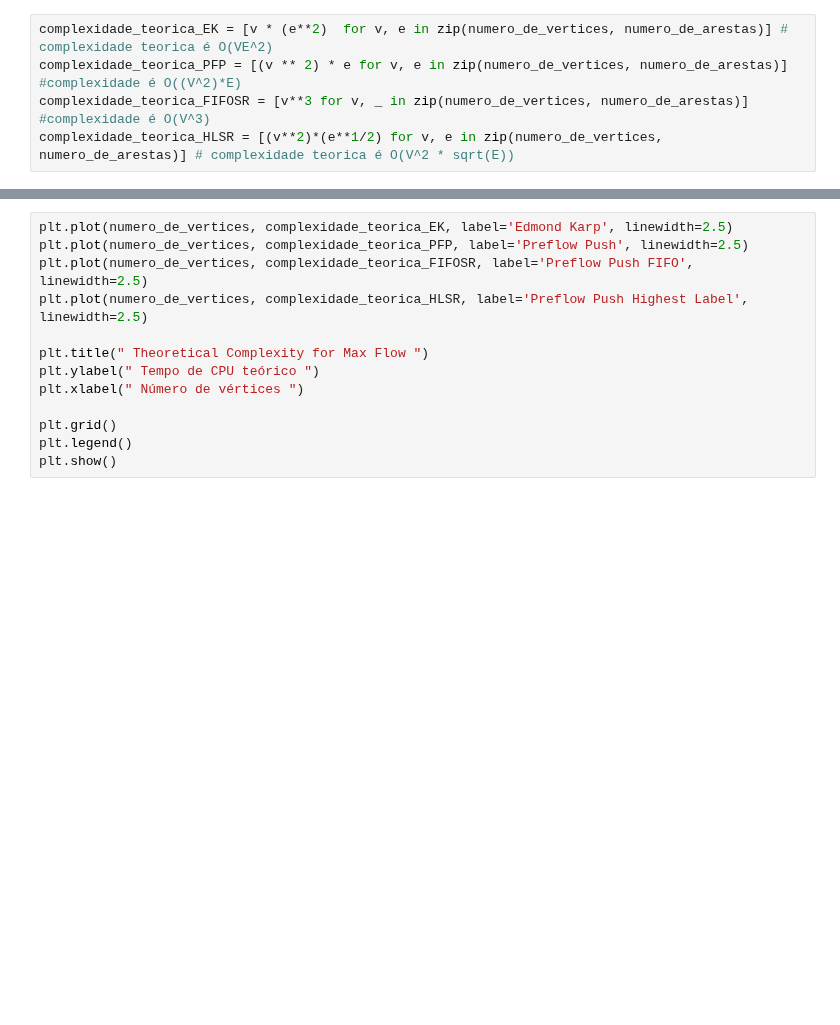
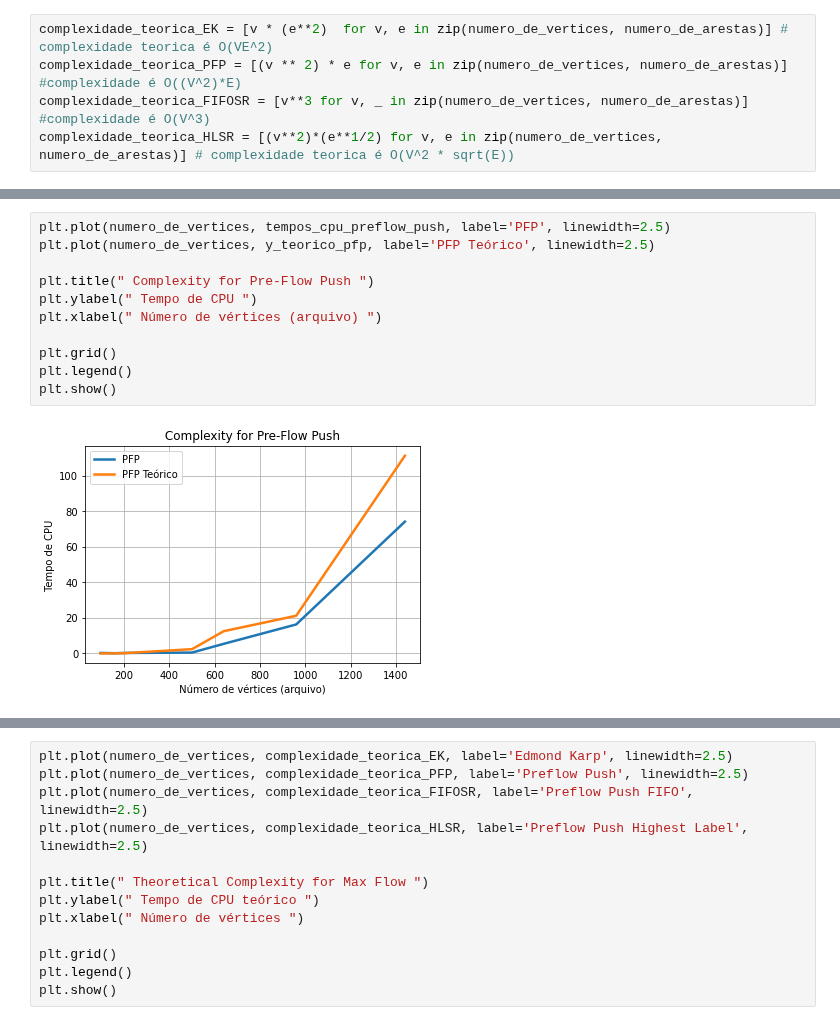
Before and after one commit to bellamariz/INF1721-T3-22.1, a Jupyter notebook: AA221_T3.ipynb, the cells around one changed output, grey strips where cells are left out. Saved outputs shown, nothing was run; the diff lists cells and outputs as text; blank space fills up the shorter version.

```diff
--- a/AA221_T3.ipynb
+++ b/AA221_T3.ipynb
@@ -1008,0 +1070,13 @@ In PR_MaxFlow FIFO -  Total Flow: 3351555  Total Iterations: 1484608
+# %%
+plt.plot(numero_de_vertices, tempos_cpu_preflow_push, label='PFP', linewidth=2.5)
+plt.plot(numero_de_vertices, y_teorico_pfp, label='PFP Teórico', linewidth=2.5)
+
+plt.title(" Complexity for Pre-Flow Push ")
+plt.ylabel(" Tempo de CPU ")
+plt.xlabel(" Número de vértices (arquivo) ")
+
+plt.grid()
+plt.legend()
+plt.show()
+# %% [output]
+[figure, added]
```
Also changed, not shown: parts of 23 cells of this notebook.
